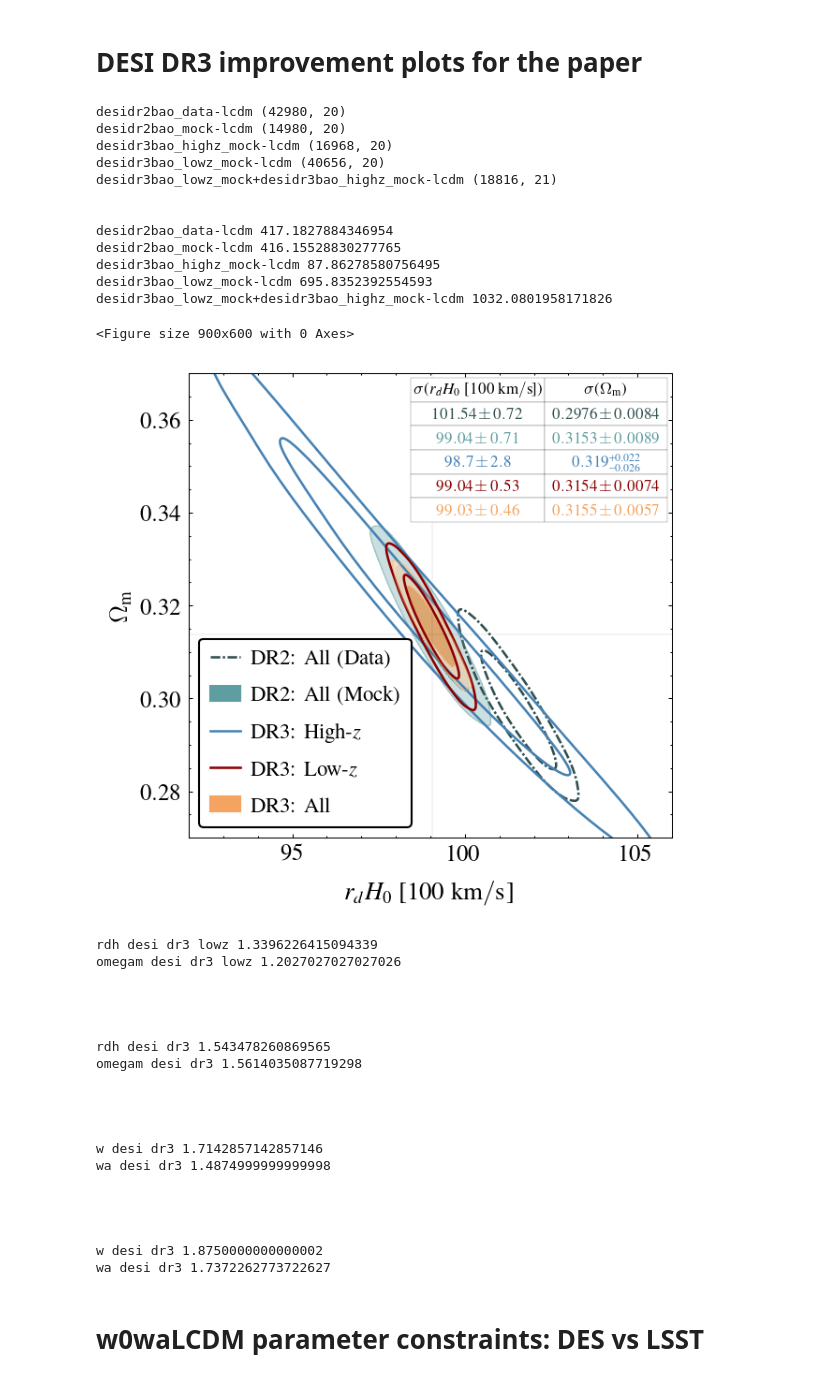
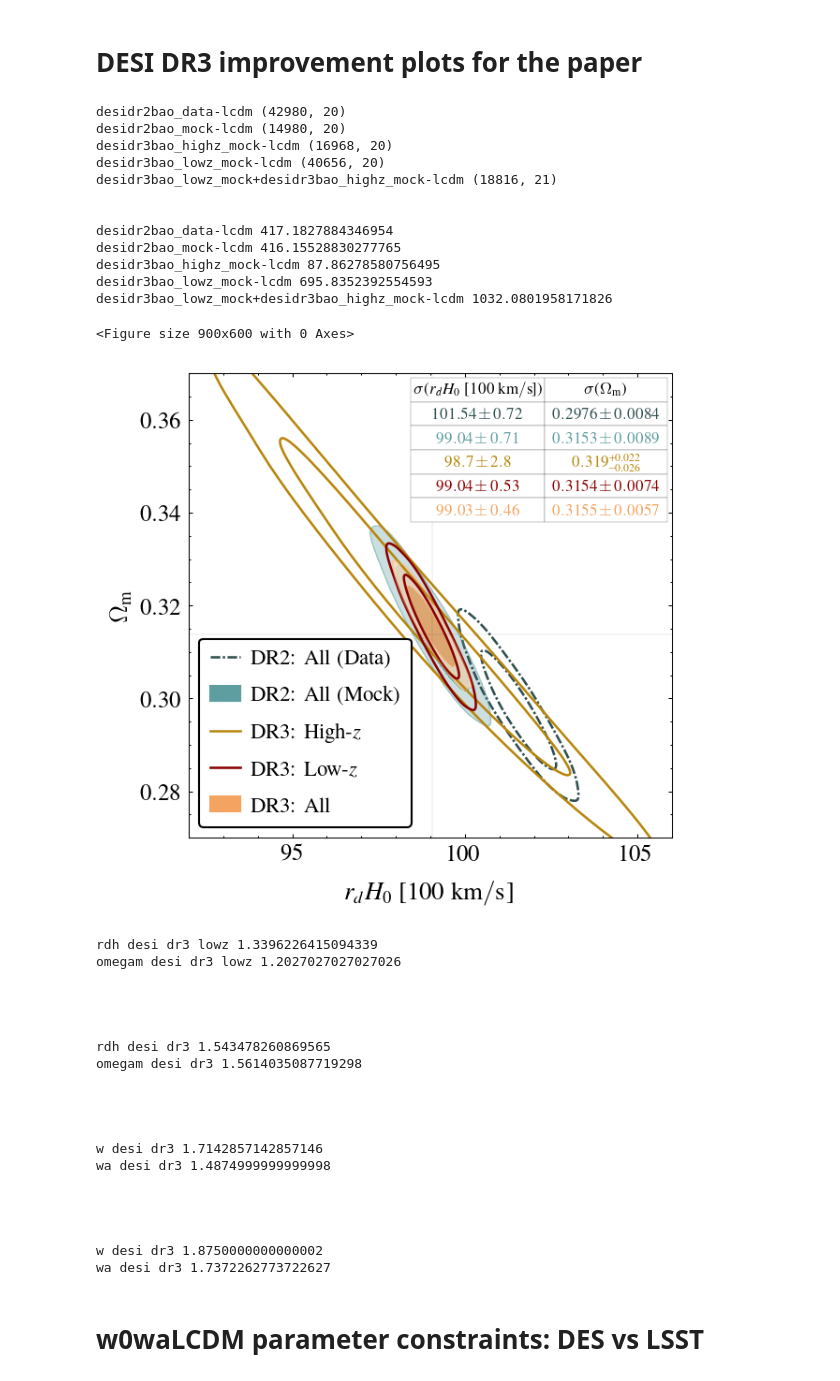
Before and after one commit to sriniraghunathan/CMB_BAO_SNe_likelihoods, a Jupyter notebook: analyse_chains_for_paper.ipynb, the cells around one changed output. Saved outputs shown, nothing was run; the diff lists cells and outputs as text; code cells hidden in the pictures.

```diff
--- a/analyse_chains_for_paper.ipynb
+++ b/analyse_chains_for_paper.ipynb
@@ -111,7 +111,7 @@ for desi_iter in range(1):#,2):#2):
     chains_to_plot = chain_fdlist
     filled = [False, True, False, False, True]
     #color_arr = ['sandybrown', 'steelblue', 'darkred', 'black']
-    color_arr = ['darkslategrey', 'cadetblue', 'steelblue', 'darkred', 'sandybrown']
+    color_arr = ['darkslategrey', 'cadetblue', 'darkgoldenrod', 'darkred', 'sandybrown']
 
     print('\n')
     samples_to_plot, labels_arr = [], []
@@ -216,34 +216,34 @@ def get_desi_improvements(qualifier, low_err_dic, up_err_dic):
 err_dic = {'rdh': 0.53, 'omegam': 0.0074}
 get_desi_improvements('desi dr3 lowz', err_dic, err_dic)
 
 #desi dr3
 err_dic = {'rdh': 0.46, 'omegam': 0.0057}
 get_desi_improvements('desi dr3', err_dic, err_dic)
 
 #desi dr3-lowz
 low_err_dic = {'w': 0.21, 'wa': 0.6}
 up_err_dic = {'w': 0.14, 'wa': 1.}
 get_desi_improvements('desi dr3', low_err_dic, up_err_dic)
 
 #desi dr3
 low_err_dic = {'w': 0.19, 'wa': 0.57}
 up_err_dic = {'w': 0.13, 'wa': 0.8}
 get_desi_improvements('desi dr3', low_err_dic, up_err_dic)
 # %% [output]
 desidr2bao_data-lcdm (42980, 20)
 desidr2bao_mock-lcdm (14980, 20)
 desidr3bao_highz_mock-lcdm (16968, 20)
 desidr3bao_lowz_mock-lcdm (40656, 20)
 desidr3bao_lowz_mock+desidr3bao_highz_mock-lcdm (18816, 21)
 
 
 desidr2bao_data-lcdm 417.1827884346954
 desidr2bao_mock-lcdm 416.15528830277765
 desidr3bao_highz_mock-lcdm 87.86278580756495
 desidr3bao_lowz_mock-lcdm 695.8352392554593
 desidr3bao_lowz_mock+desidr3bao_highz_mock-lcdm 1032.0801958171826
 <Figure size 900x600 with 0 Axes>
-[figure, old version]
+[figure, new version]
 rdh desi dr3 lowz 1.3396226415094339
 omegam desi dr3 lowz 1.2027027027027026
 
```
Also changed, not shown: parts of 2 cells of this notebook, 9 other files.
